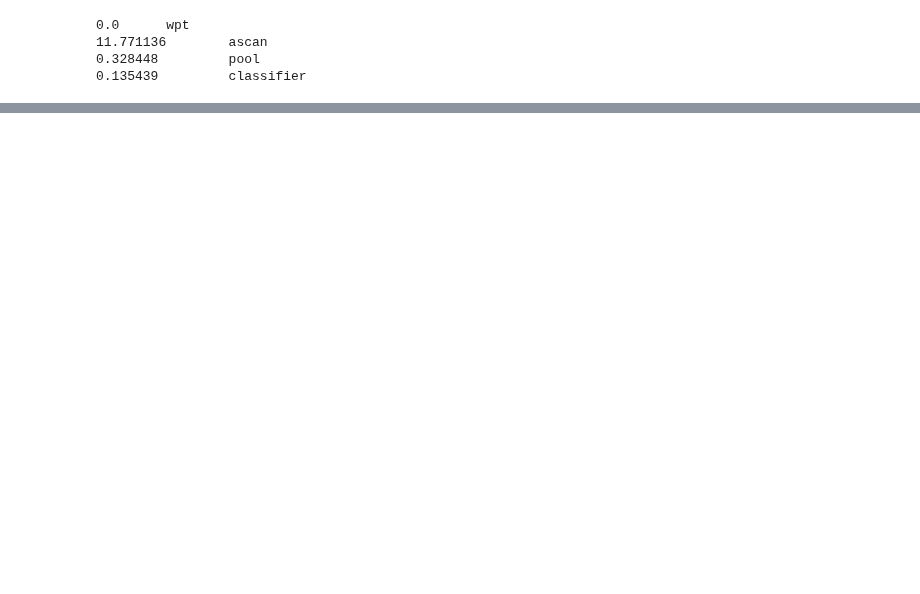
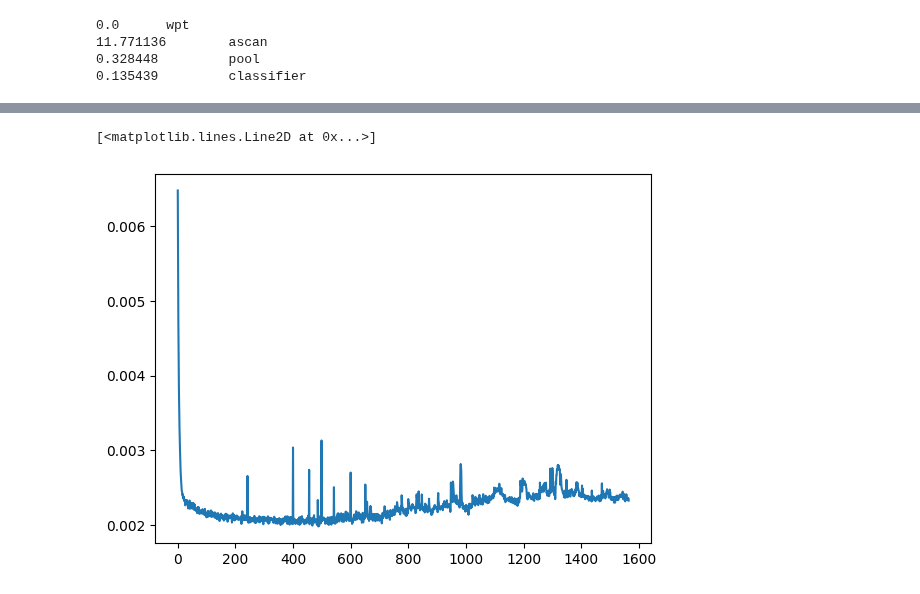
Before and after one commit to danjacobellis/tft, a Jupyter notebook: train/audioset.ipynb, the cells around one changed output, grey strips where cells are left out. Drawn from its saved outputs; the diff is of its cells as text; code cells hidden in the pictures; blank space fills up the shorter version.

```diff
--- a/train/audioset.ipynb
+++ b/train/audioset.ipynb
@@ -288,0 +288,5 @@ KeyboardInterrupt
+# %%
+plt.plot(c['smoothed_y'][20:])
+# %% [output]
+[<matplotlib.lines.Line2D at 0x...>]
+[figure, added]
```
Also changed, not shown: parts of 11 cells of this notebook.
